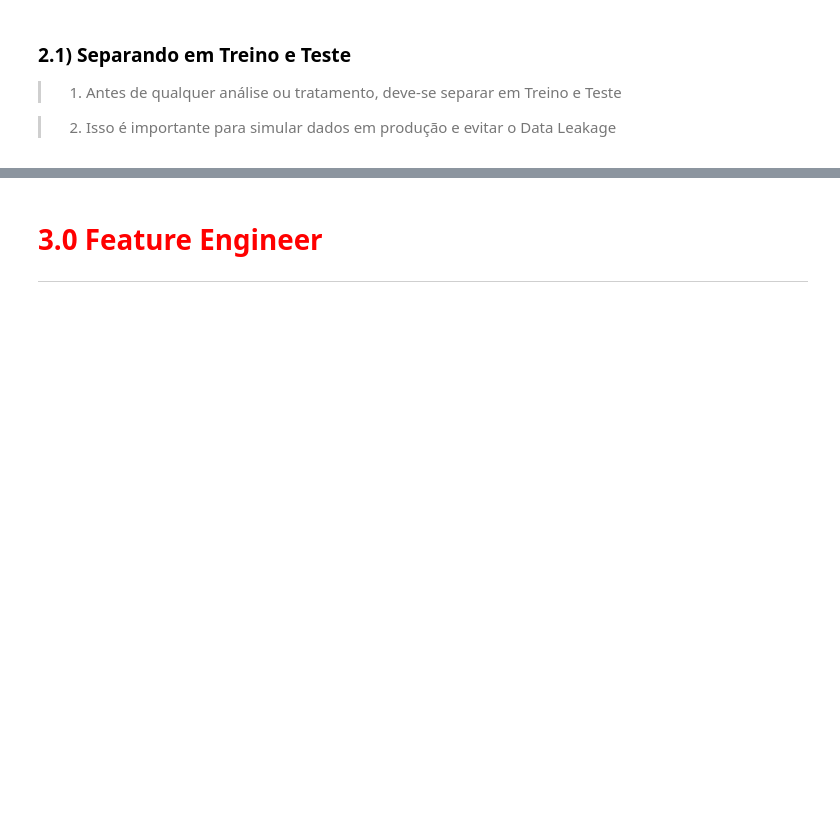
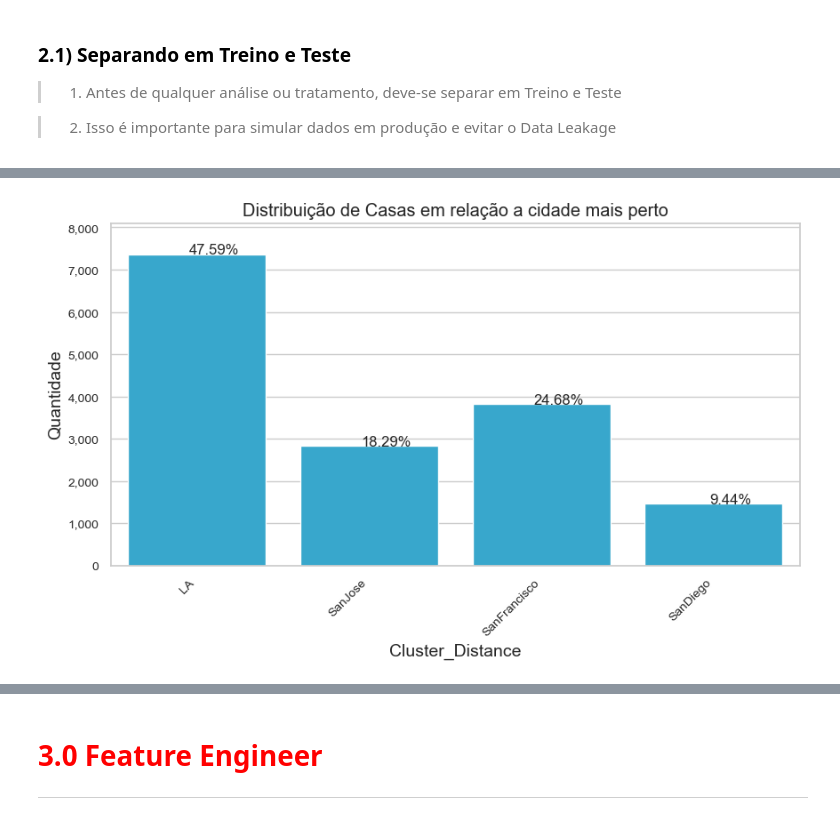
Before and after one commit to leonardovargas10/Modelo_Previsao_Preco_Imoveis, a Jupyter notebook: Modelo_Previsao_Preco_Imoveis.ipynb, the cells around one changed output, grey strips where cells are left out. Saved outputs shown, nothing was run; the diff lists cells and outputs as text; code cells hidden in the pictures; blank space fills up the shorter version.

```diff
--- a/Modelo_Previsao_Preco_Imoveis.ipynb
+++ b/Modelo_Previsao_Preco_Imoveis.ipynb
@@ -840,0 +1099,12 @@ plota_boxplot(['Distance_to_LA','Distance_to_SanDiego','Distance_to_SanJose','Di
+# %%
+df_train['Min_Distance'] = df_train[['Distance_to_LA', 'Distance_to_SanDiego', 'Distance_to_SanJose', 'Distance_to_SanFrancisco']].min(axis=1)
+df_train['Cluster_Distance'] = (
+    np.where(df_train["Min_Distance"] == df_train["Distance_to_LA"], 'LA',
+    np.where(df_train["Min_Distance"] == df_train["Distance_to_SanDiego"], 'SanDiego',
+    np.where(df_train["Min_Distance"] == df_train["Distance_to_SanJose"], 'SanJose',
+    np.where(df_train["Min_Distance"] == df_train["Distance_to_SanFrancisco"], 'SanFrancisco', 'Other'
+ )))))
+df_train.drop('Min_Distance', axis = 1, inplace = True)
+plota_barras(['Cluster_Distance'], False, df_train, 1, 1, 'Distribuição de Casas em relação a cidade mais perto')
+# %% [output]
+[figure, added]
```
Also changed, not shown: parts of 34 cells of this notebook.
